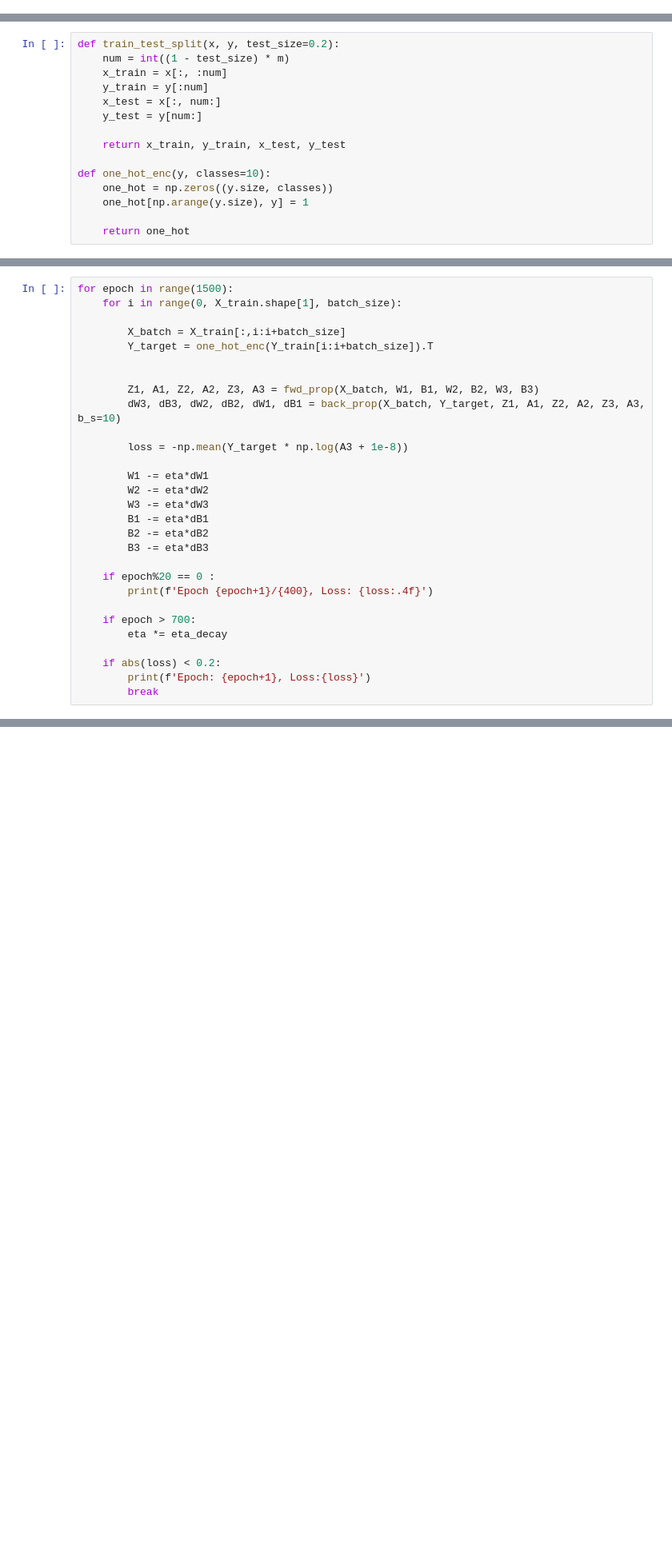
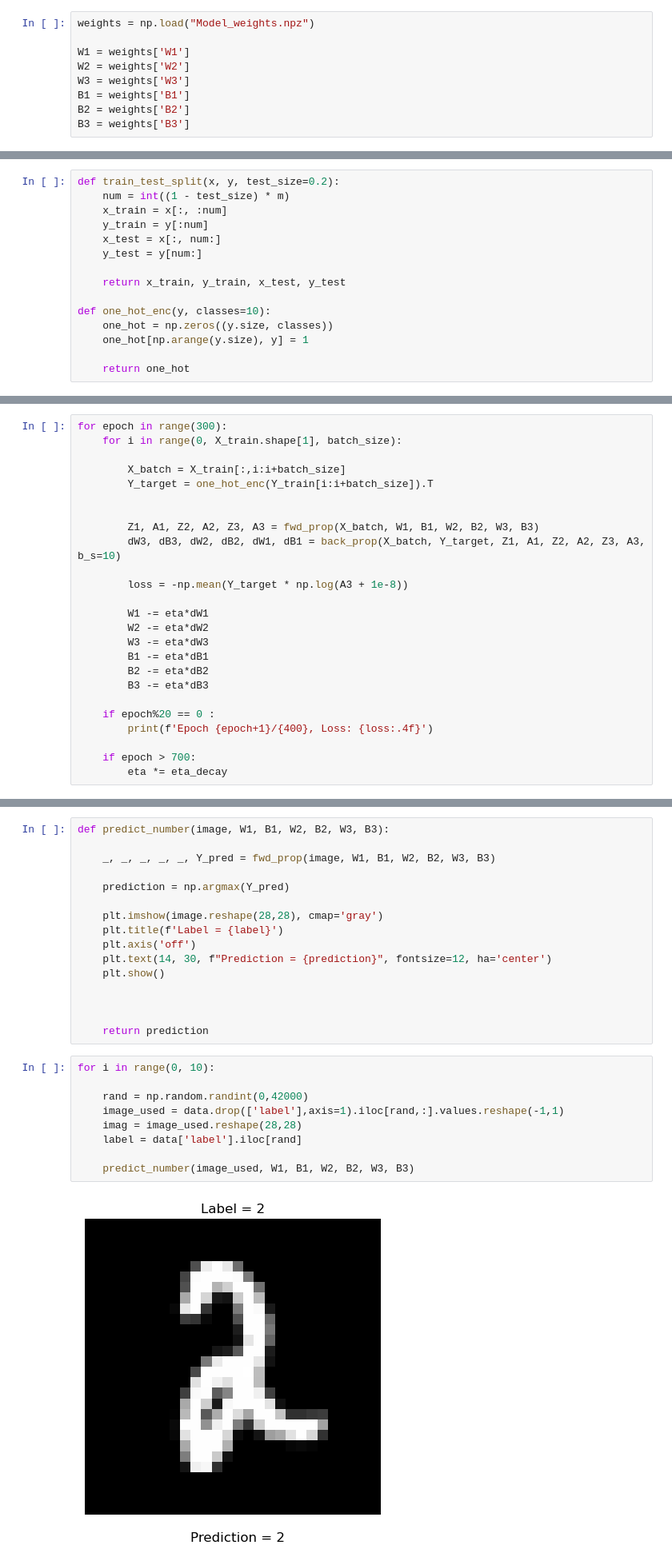
Before and after one commit to Leon-MRR/MNIST-NN-from-scratch, a Jupyter notebook: MNIST-Neural-Network.ipynb, the cells around one changed output, grey strips where cells are left out. Shown at 80% size. Cells and saved outputs as stored; diff of their text form; blank space fills up the shorter version.

```diff
--- a/MNIST-Neural-Network.ipynb
+++ b/MNIST-Neural-Network.ipynb
@@ -51,6 +40,15 @@ W2 = np.random.randn(10,10) * np.sqrt(2 / 10)
 B2 = np.random.randn(10,1) * np.sqrt(2 / 10)
 W3 = np.random.randn(10,10) * np.sqrt(2 / 10)
 B3 = np.random.randn(10,1) * np.sqrt(2 / 10)
+# %%
+weights = np.load("Model_weights.npz")
+
+W1 = weights['W1']
+W2 = weights['W2']
+W3 = weights['W3']
+B1 = weights['B1']
+B2 = weights['B2']
+B3 = weights['B3']
 # %%
 def relu(x):
     return np.maximum(x,0)
@@ -112,5 +117,5 @@ eta_decay = 0.995
 # %%
-for epoch in range(1500):
+for epoch in range(300):
     for i in range(0, X_train.shape[1], batch_size):
 
         X_batch = X_train[:,i:i+batch_size]
@@ -134,8 +139,4 @@ for epoch in range(1500):
 
     if epoch > 700:
         eta *= eta_decay
-
-    if abs(loss) < 0.2:
-        print(f'Epoch: {epoch+1}, Loss:{loss}')
-        break
 # %% [output]
@@ -183,0 +207,27 @@ Average loss = 0.06223456616362277
+# %%
+def predict_number(image, W1, B1, W2, B2, W3, B3):
+
+    _, _, _, _, _, Y_pred = fwd_prop(image, W1, B1, W2, B2, W3, B3)
+
+    prediction = np.argmax(Y_pred)
+
+    plt.imshow(image.reshape(28,28), cmap='gray')
+    plt.title(f'Label = {label}')
+    plt.axis('off')
+    plt.text(14, 30, f"Prediction = {prediction}", fontsize=12, ha='center')
+    plt.show()
+
+
+
+    return prediction
+# %%
+for i in range(0, 10):
+
+    rand = np.random.randint(0,42000)
+    image_used = data.drop(['label'],axis=1).iloc[rand,:].values.reshape(-1,1)
+    imag = image_used.reshape(28,28)
+    label = data['label'].iloc[rand]
+
+    predict_number(image_used, W1, B1, W2, B2, W3, B3)
+# %% [output]
+[figure, added]
```
Also changed, not shown: parts of 11 cells of this notebook.
